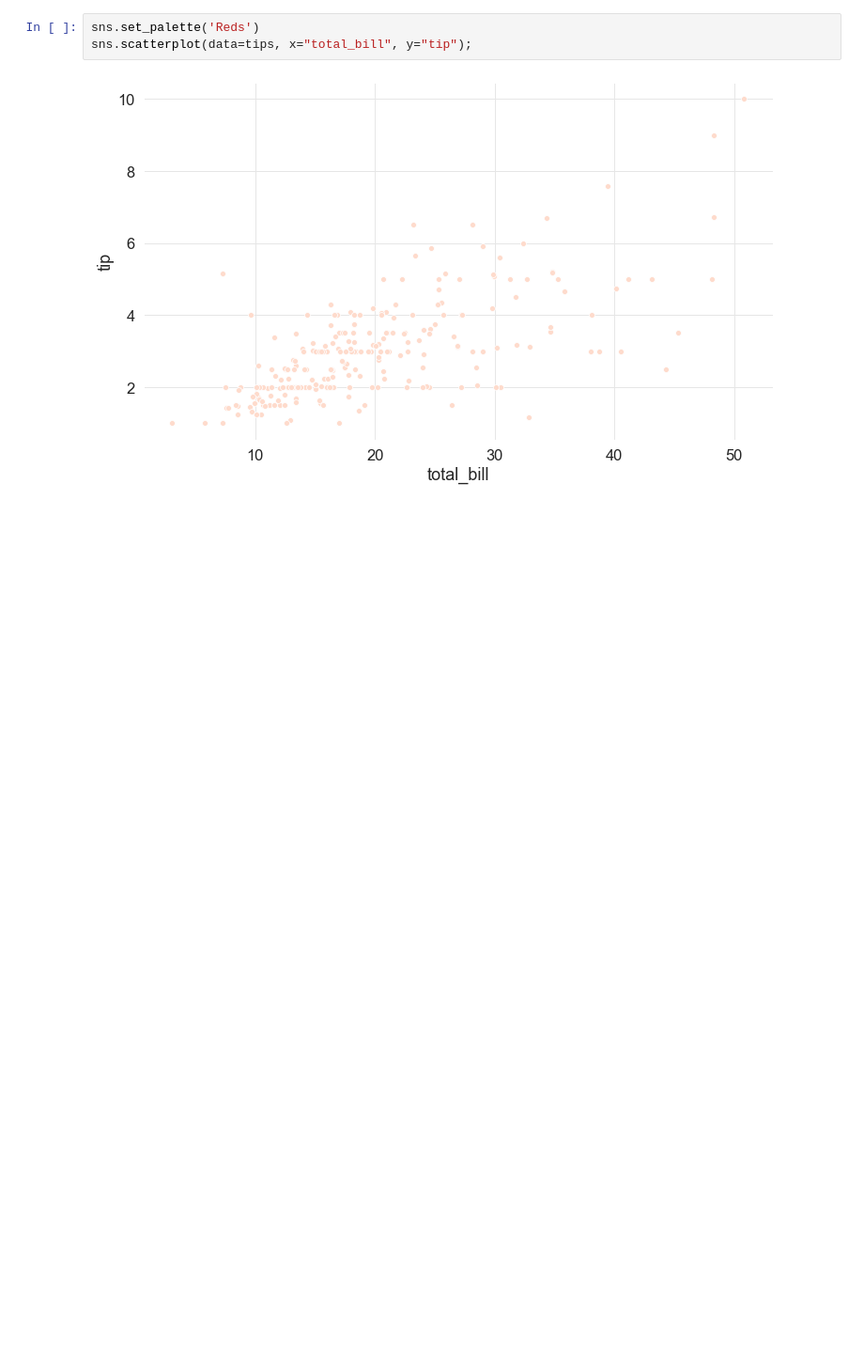
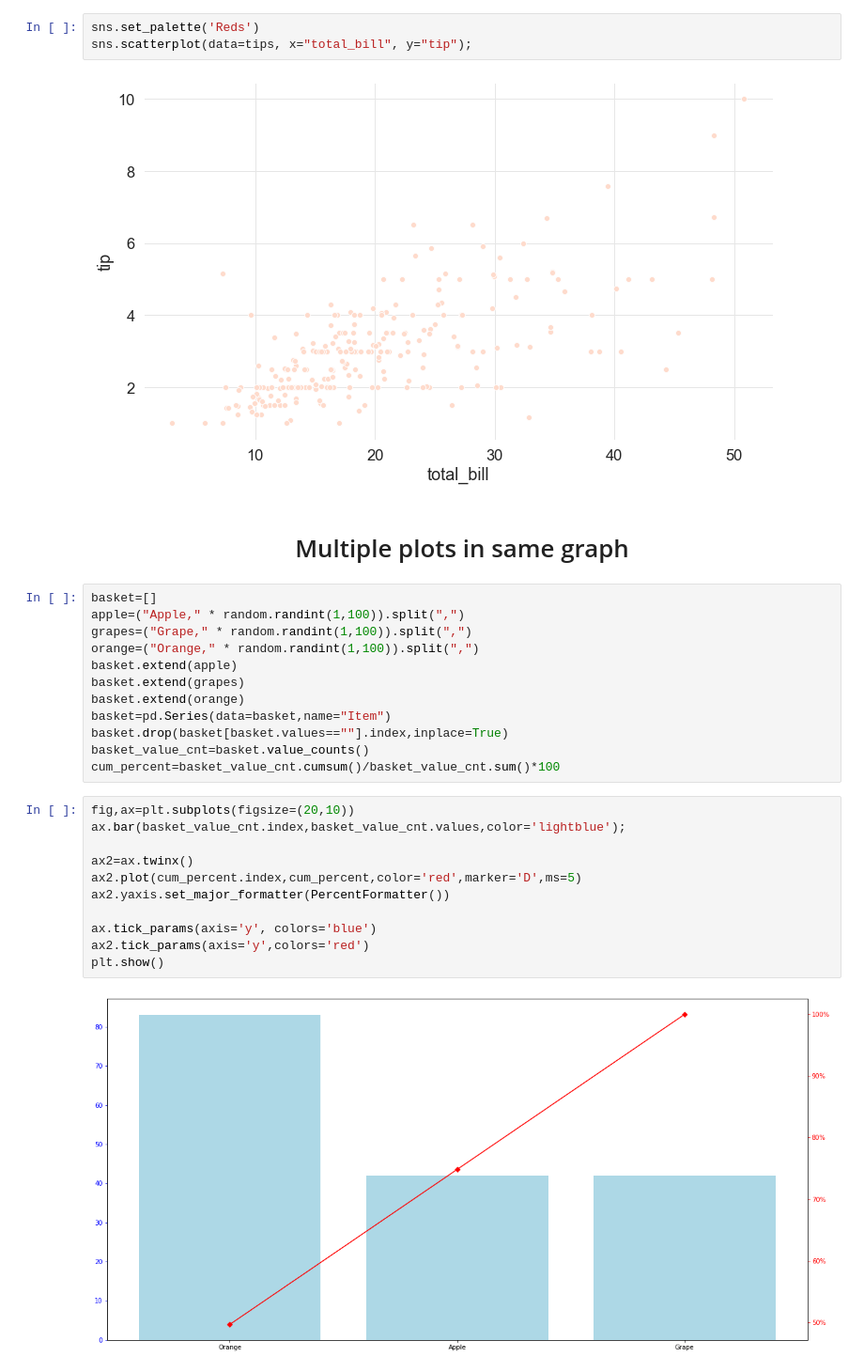
Before and after one commit to ajithcl/SeabornPlots, a Jupyter notebook: SeabornPlots.ipynb, the cells around one changed output. Shown at 94% size. Cells and saved outputs as stored; diff of their text form; blank space fills up the shorter version.

```diff
--- a/SeabornPlots.ipynb
+++ b/SeabornPlots.ipynb
@@ -324,3 +327,30 @@ sns.set_palette('Reds')
 sns.scatterplot(data=tips, x="total_bill", y="tip");
 # %% [output]
 [figure]
+# %% [markdown]
+# <center>Multiple plots in same graph</center>
+# %%
+basket=[]
+apple=("Apple," * random.randint(1,100)).split(",")
+grapes=("Grape," * random.randint(1,100)).split(",")
+orange=("Orange," * random.randint(1,100)).split(",")
+basket.extend(apple)
+basket.extend(grapes)
+basket.extend(orange)
+basket=pd.Series(data=basket,name="Item")
+basket.drop(basket[basket.values==""].index,inplace=True)
+basket_value_cnt=basket.value_counts()
+cum_percent=basket_value_cnt.cumsum()/basket_value_cnt.sum()*100
+# %%
+fig,ax=plt.subplots(figsize=(20,10))
+ax.bar(basket_value_cnt.index,basket_value_cnt.values,color='lightblue');
+
+ax2=ax.twinx()
+ax2.plot(cum_percent.index,cum_percent,color='red',marker='D',ms=5)
+ax2.yaxis.set_major_formatter(PercentFormatter())
+
+ax.tick_params(axis='y', colors='blue')
+ax2.tick_params(axis='y',colors='red')
+plt.show()
+# %% [output]
+[figure, added]
```
Also changed, not shown: parts of 7 cells of this notebook, 1 other file.
